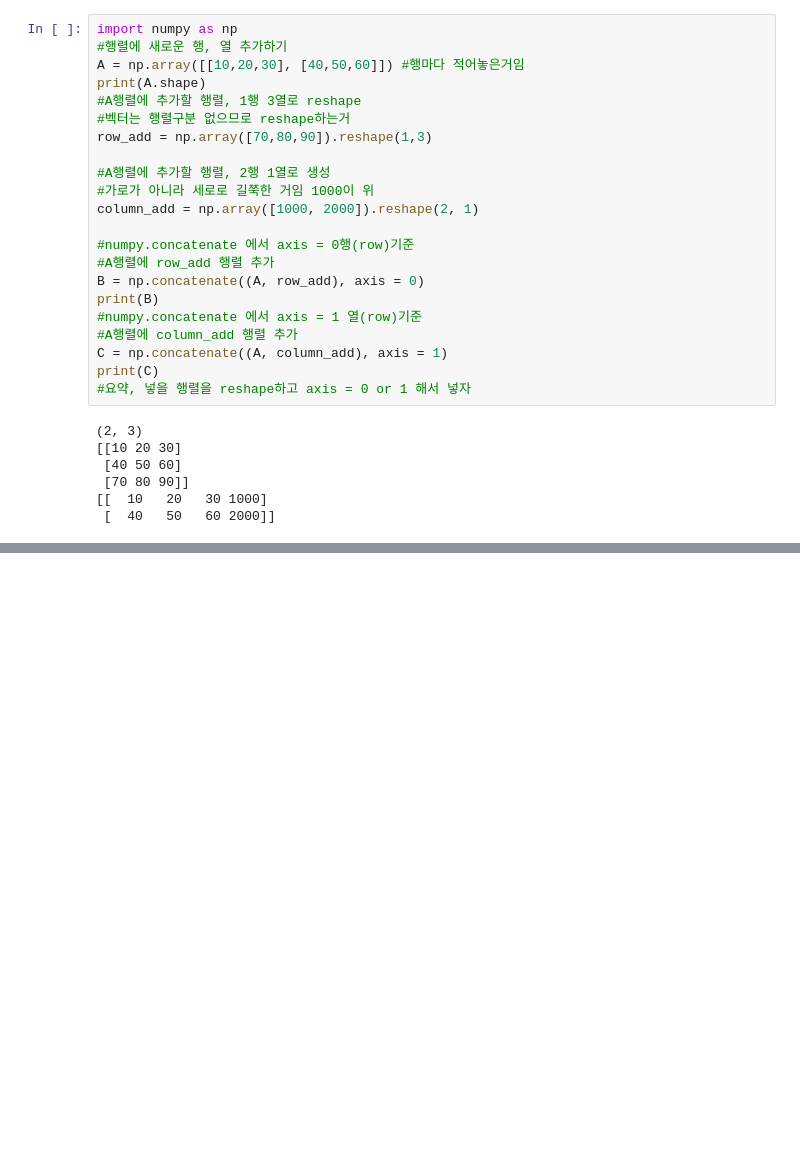
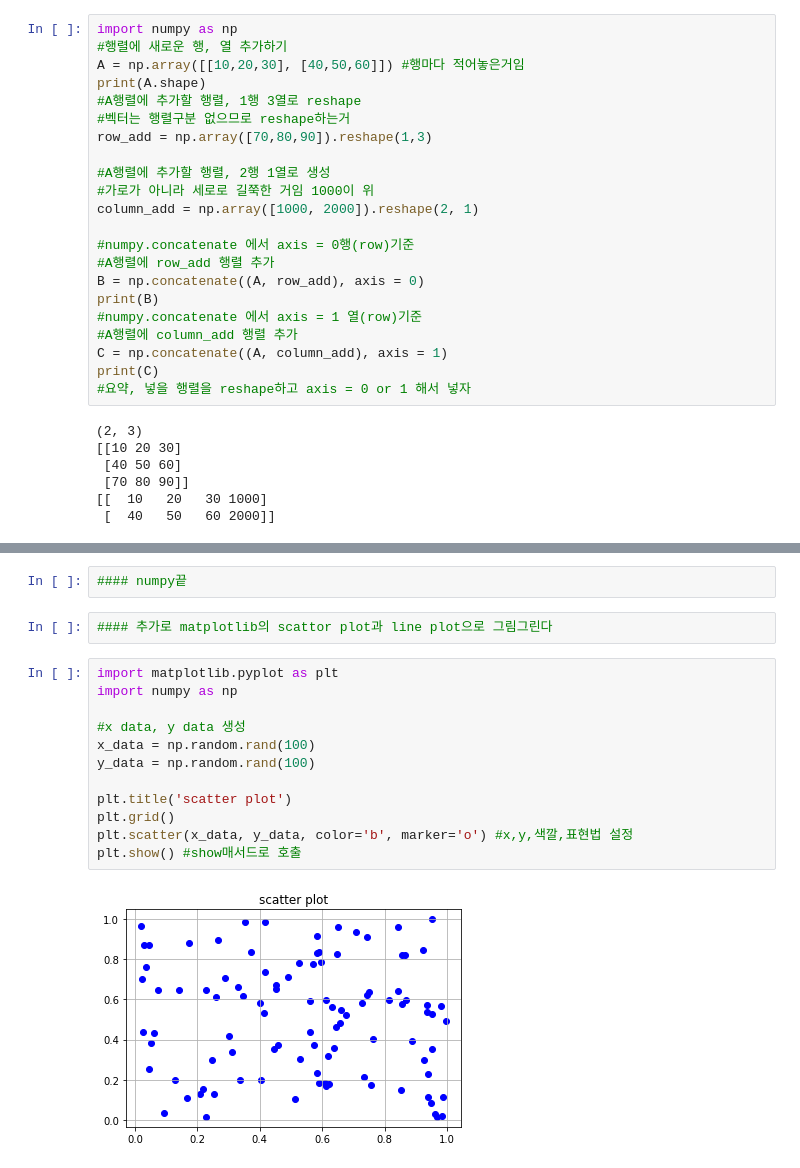
Before and after one commit to nowaveosu/AI_study, a Jupyter notebook: 2022_02_23.ipynb, the cells around one changed output, grey strips where cells are left out. Drawn from its saved outputs; the diff is of its cells as text; blank space fills up the shorter version.

```diff
--- a/2022_02_23.ipynb
+++ b/2022_02_23.ipynb
@@ -45,0 +113,18 @@ OSError: ./data-01.csv not found.
+# %%
+#### numpy끝
+# %%
+#### 추가로 matplotlib의 scattor plot과 line plot으로 그림그린다
+# %%
+import matplotlib.pyplot as plt
+import numpy as np
+
+#x data, y data 생성
+x_data = np.random.rand(100)
+y_data = np.random.rand(100)
+
+plt.title('scatter plot')
+plt.grid()
+plt.scatter(x_data, y_data, color='b', marker='o') #x,y,색깔,표현법 설정
+plt.show() #show매서드로 호출
+# %% [output]
+[figure, added]
```
Also changed, not shown: parts of 12 cells of this notebook.
